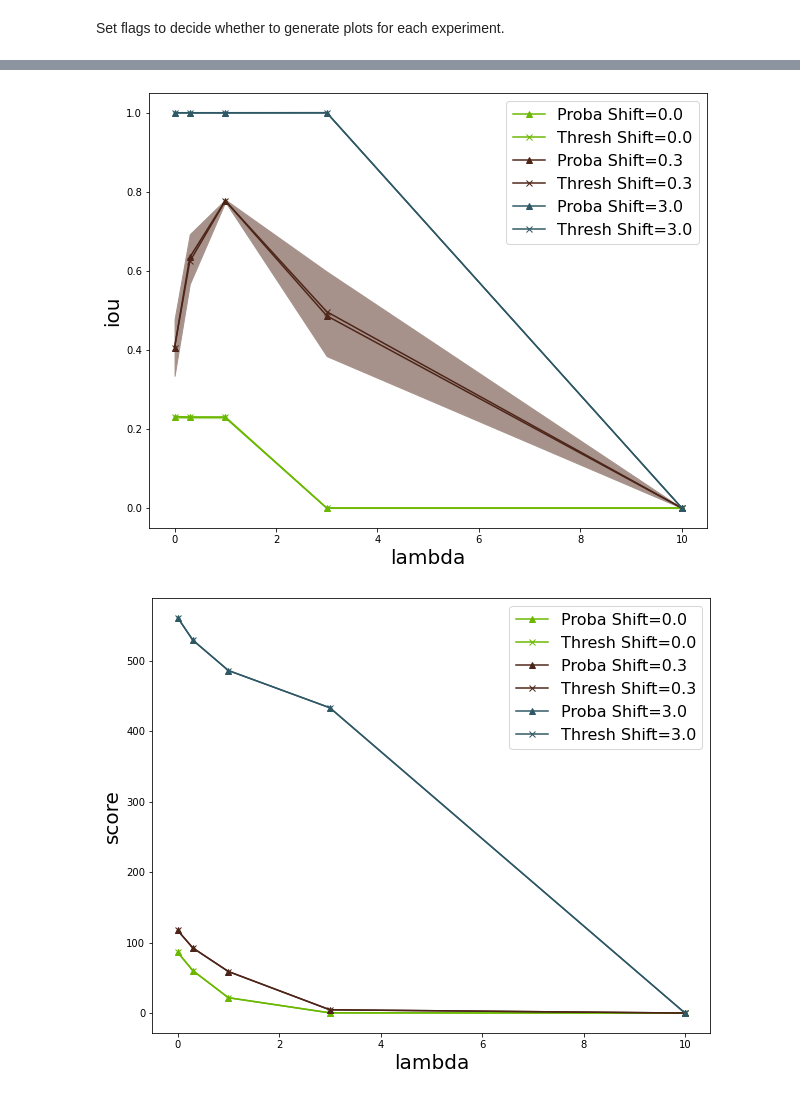
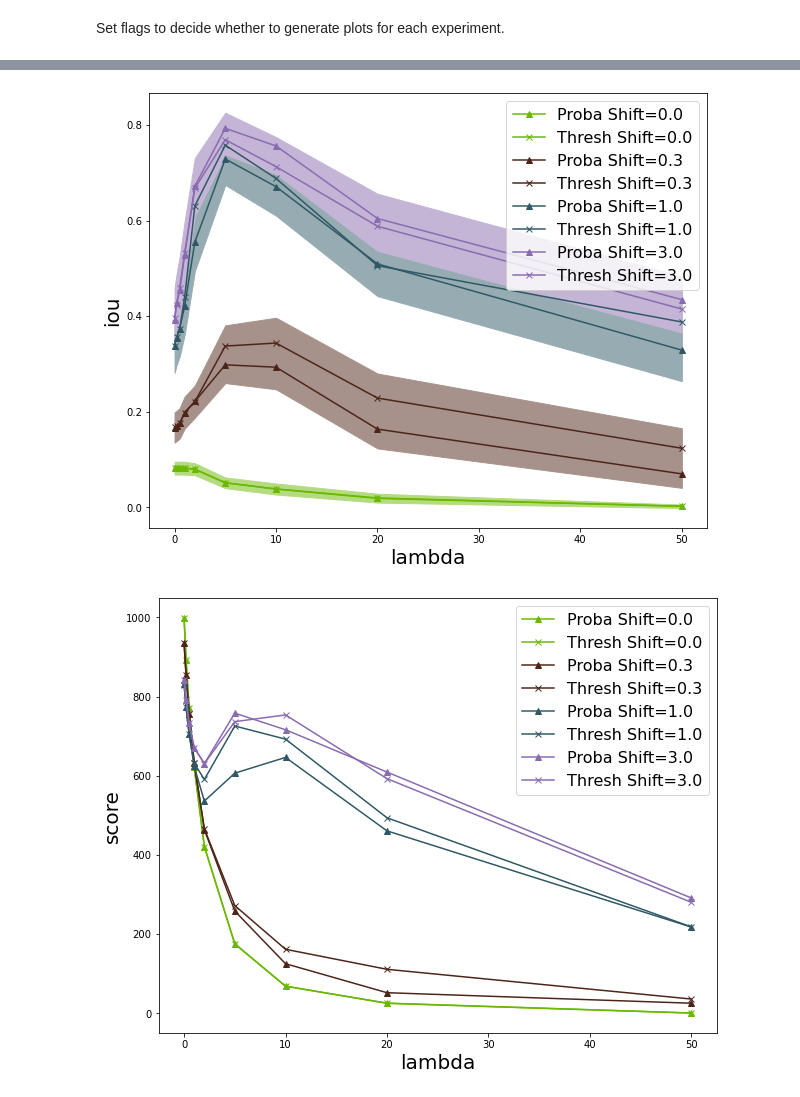
Before and after one commit to neil-menghani/ijdi, a Jupyter notebook: compas/compas_generate_plots.ipynb, the cells around one changed output, grey strips where cells are left out. Saved outputs shown, nothing was run; the diff lists cells and outputs as text; code cells hidden in the pictures.

Commit message:
Add experiment 2 variant and generate new plots

```diff
--- a/compas/compas_generate_plots.ipynb
+++ b/compas/compas_generate_plots.ipynb
@@ -9,8 +9,9 @@ if not os.path.exists("plots"):
 # %% [markdown]
 Set flags to decide whether to generate plots for each experiment.
 # %%
-sim_1 = True
-sim_2 = True
+sim_1 = False
+sim_2a = True
+sim_2b = True
 mit_1 = False
 mit_2 = False
 scans = ['neg', 'pos']
@@ -92,8 +88,8 @@ if sim_1:
 # %%
-if sim_2:
+if sim_2a:
     for scan in scans:
-        vals = [0, 0.3, 3]
-        compas_sim_2_df = pd.read_csv("datasets/compas_sim_2_" + scan + ".csv")
+        vals = [0, 0.3, 1, 3]
+        compas_sim_2_df = pd.read_csv("datasets/compas_sim_2a_" + scan + ".csv")
         compas_sim_2_df = compas_sim_2_df.loc[compas_sim_2_df['e'].isin(vals)]
 
         group_df = compas_sim_2_df.groupby(['e', 'lambda']).agg(['mean', 'var', 'count']).reset_index()
@@ -112,34 +108,34 @@ if sim_2:
             y_2 = iou_e_df['threshold_shift_iou']['mean']
             y_1_err = 1.96*np.sqrt(iou_e_df['proba_shift_iou']['var']/iou_e_df['proba_shift_iou']['count'])
             y_2_err = 1.96*np.sqrt(iou_e_df['threshold_shift_iou']['var']/iou_e_df['threshold_shift_iou']['count'])
             # print(iou_e_df['proba_shift_iou']['count'])
             # print(iou_e_df['threshold_shift_iou']['count'])
             plt.plot(x, y_1, label='Proba Shift={}'.format(e), color=color, marker='^')
             plt.plot(x, y_2, label='Thresh Shift={}'.format(e), color=color, marker='x')
             plt.fill_between(x, y_1-y_1_err, y_2+y_2_err, color=make_lighter(color, 0.5))
         # plt.title("Detection: Probability Shift vs. Threshold Shift", fontsize=24)
         plt.xlabel("lambda", fontsize=20)
         plt.ylabel("iou", fontsize=20)
         plt.legend(loc=1, prop={'size': 16})
-        iou_fig.savefig("plots/compas_sim_2_" + scan + "_iou.png", format="png")
+        iou_fig.savefig("plots/compas_sim_2a_" + scan + "_iou.png", format="png")
         # plt.show()
 
         # plot score curves
         np.random.seed(1)
         score_fig = plt.figure(figsize=(10, 8))
         e_vals = list(set(list(group_df['e'])))
         e_vals.sort()
         for e in e_vals:
             score_e_df = group_df.loc[group_df['e'] == e]
             color = get_color()
             plt.plot(score_e_df['lambda'], score_e_df['proba_shift_score']['mean'], label='Proba Shift={}'.format(e), color=color, marker='^')
             plt.plot(score_e_df['lambda'], score_e_df['threshold_shift_score']['mean'], label='Thresh Shift={}'.format(e), color=color, marker='x')
 
         # plt.title("Score: Probability Shift vs. Threshold Shift", fontsize=24)
         plt.xlabel("lambda", fontsize=20)
         plt.ylabel("score", fontsize=20)
         plt.legend(loc=1, prop={'size': 16})
-        score_fig.savefig("plots/compas_sim_2_" + scan + "_score.png", format="png")
+        score_fig.savefig("plots/compas_sim_2a_" + scan + "_score.png", format="png")
 # %% [output]
-[figure, old version]
+[figure, new version]
-[figure, old version]
+[figure, new version]
```
Also changed, not shown: parts of 3 cells of this notebook, 6 other files.
